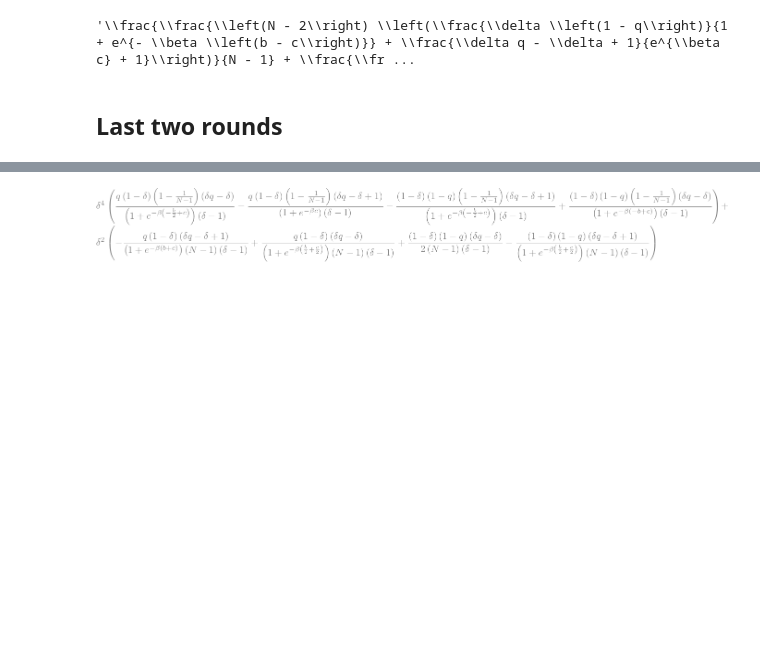
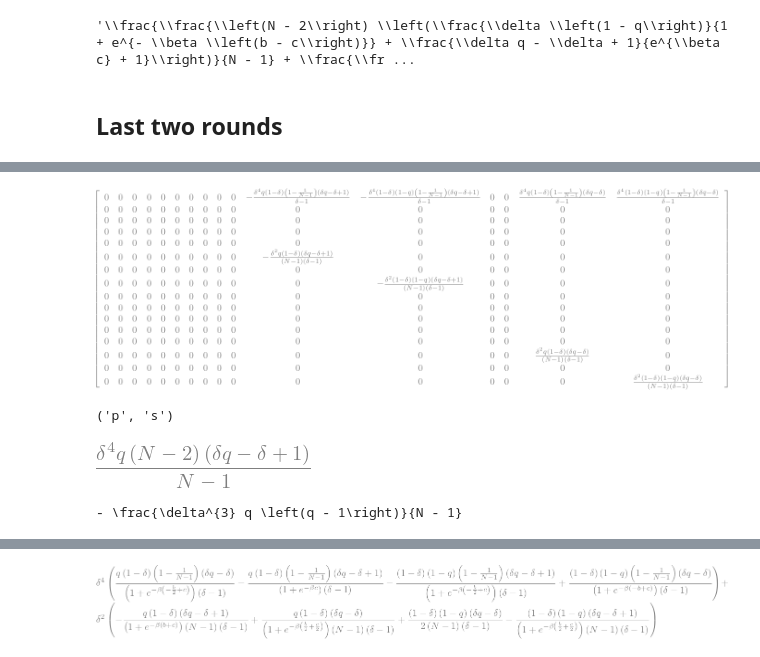
Before and after one commit to Nikoleta-v3/evolution-of-cooperation-with-limited-updating-payoff-memory, a Jupyter notebook: nbs/Invasion analysis of ALLD into GTFT.ipynb, the cells around one changed output, grey strips where cells are left out. Drawn from its saved outputs; the diff is of its cells as text; code cells hidden in the pictures; blank space fills up the shorter version.

```diff
--- a/nbs/Invasion analysis of ALLD into GTFT.ipynb
+++ b/nbs/Invasion analysis of ALLD into GTFT.ipynb
@@ -224,3 +240,7 @@ for i in range(16):
             expr += 1 / (N - 1) * vRM[i]
 
         x[i, j] = expr
+# %%
+x
+# %% [output]
+[figure, added]
@@ -227,3 +249,15 @@ for i in range(16):
+# %%
+list(itertools.product(['r', 's', 't', 'p'], repeat=2))[13]
+# %% [output]
+('p', 's')
+# %%
+x[-2].simplify()
+# %% [output]
+[figure, added]
+# %%
+print(sym.latex(x[-3, -2].simplify()))
+# %% [output]
+- \frac{\delta^{3} q \left(q - 1\right)}{N - 1}
 # %%
 expr = (sum(sum(np.multiply(x, rho))).collect(delta ** 2) / sum(sum(np.multiply(x, rho.T)))).collect(delta ** 2)
 # %%
```
Also changed, not shown: parts of 17 cells of this notebook, 6 other files.
